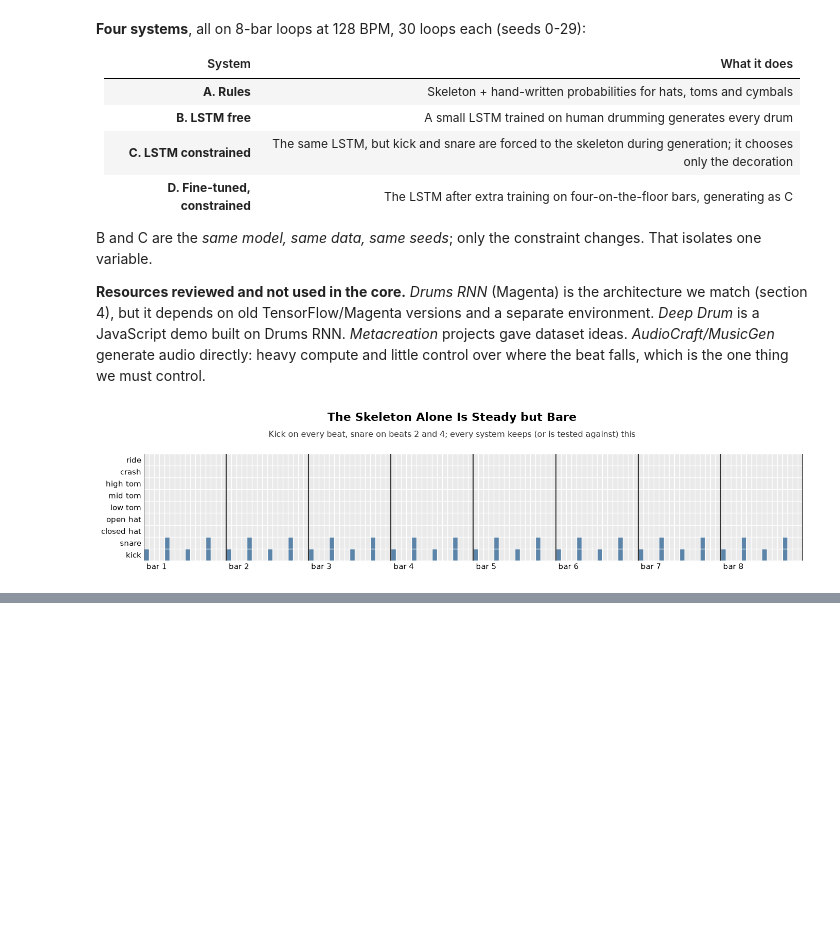
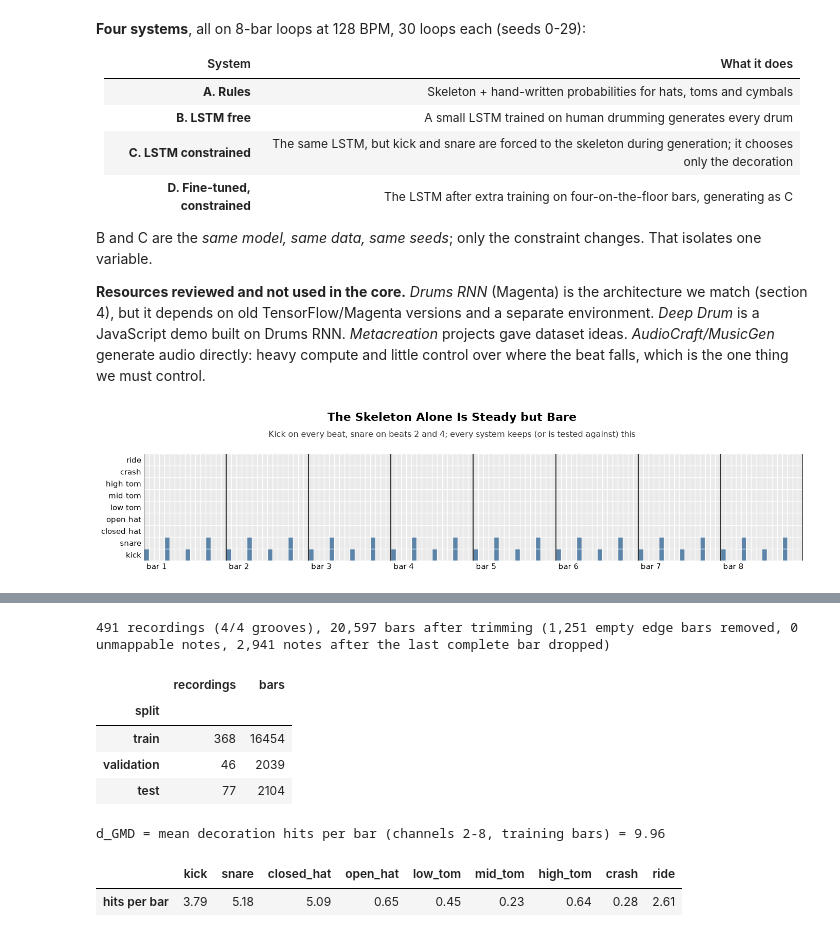
Before and after one commit to giacomograzia/generative-ai-music, a Jupyter notebook: notebook.ipynb, the cells around one changed output, grey strips where cells are left out. Drawn from its saved outputs; the diff is of its cells as text; code cells hidden in the pictures; blank space fills up the shorter version.

```diff
--- a/notebook.ipynb
+++ b/notebook.ipynb
@@ -123,0 +120,24 @@ TODO
+# %%
+info, bars = load_bars()
+summary = (info.groupby("split").agg(recordings=("n_bars", "size"), bars=("n_bars", "sum"))
+           .loc[["train", "validation", "test"]])
+print(f"{len(info)} recordings (4/4 grooves), {info.n_bars.sum():,} bars after trimming "
+      f"({info.trimmed_bars.sum():,} empty edge bars removed, {info.unmappable.sum()} unmappable notes, "
+      f"{info.after_last_bar.sum():,} notes after the last complete bar dropped)")
+display(summary)
+
+train_bars = np.concatenate([bars[i] for i in info.index[info.split == "train"]])  # (n_bars, 16, 9)
+d_gmd = density(train_bars)
+per_drum = pd.Series(train_bars.sum(axis=1).mean(axis=0), index=CLASSES).round(2)
+print(f"d_GMD = mean decoration hits per bar (channels 2-8, training bars) = {d_gmd:.2f}")
+display(per_drum.to_frame("hits per bar").T)
+# %% [output]
+491 recordings (4/4 grooves), 20,597 bars after trimming (1,251 empty edge bars removed, 0 unmappable notes, 2,941 notes after the last complete bar dropped)
+|  | recordings | bars |
+| split |  |  |
+| train | 368 | 16454 |
+| validation | 46 | 2039 |
+| test | 77 | 2104 |
+d_GMD = mean decoration hits per bar (channels 2-8, training bars) = 9.96
+|  | kick | snare | closed_hat | open_hat | low_tom | mid_tom | high_tom | crash | ride |
+| hits per bar | 3.79 | 5.18 | 5.09 | 0.65 | 0.45 | 0.23 | 0.64 | 0.28 | 2.61 |
```
Also changed, not shown: parts of 19 cells of this notebook.
